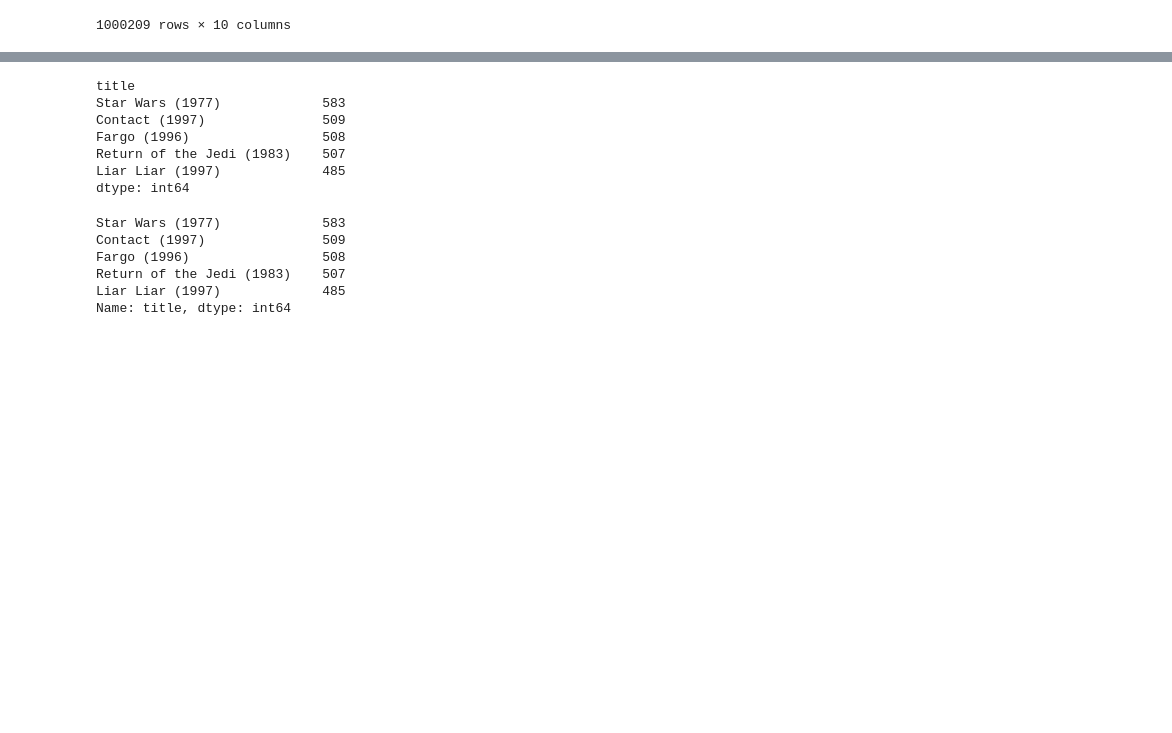
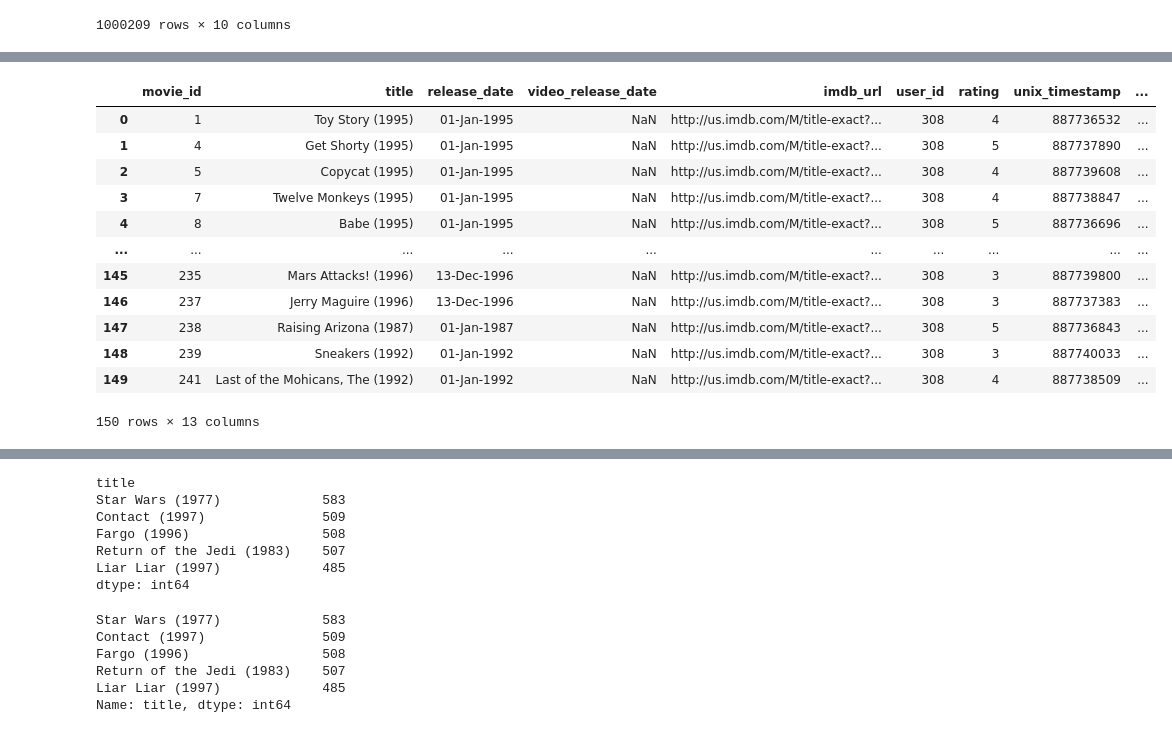
Before and after one commit to PavelA85/RecSys2020, a Jupyter notebook: ml-100k.hax.ipynb, the cells around one changed output, grey strips where cells are left out. Saved outputs shown, nothing was run; the diff lists cells and outputs as text; code cells hidden in the pictures; blank space fills up the shorter version.

Commit message:
Initialize with AGE grouping

```diff
--- a/ml-100k.hax.ipynb
+++ b/ml-100k.hax.ipynb
@@ -176,3 +151,25 @@ movies = pd.read_csv(
 # create one merged DataFrame
 movie_ratings = pd.merge(movies, ratings)
 lens = pd.merge(movie_ratings, users)
+# %%
+bins = [0, 18, 25, 35, 45, 50, 56, 200]
+labels = ["Under 18", "18-24", "25-34", "35-44", "45-49", "50-55", "56+"]
+lens["AgeGroup"] = pd.cut(lens["age"], bins=bins, labels=labels, right=False)
+
+
+lens.head(150)
+# np.array(e[1].keys())
+# %% [output]
+|  | movie_id | title | release_date | video_release_date | imdb_url | user_id | rating | unix_timestamp | ... |
+| 0 | 1 | Toy Story (1995) | 01-Jan-1995 | NaN | http://us.imdb.com/M/title-exact?... | 308 | 4 | 887736532 | ... |
+| 1 | 4 | Get Shorty (1995) | 01-Jan-1995 | NaN | http://us.imdb.com/M/title-exact?... | 308 | 5 | 887737890 | ... |
+| 2 | 5 | Copycat (1995) | 01-Jan-1995 | NaN | http://us.imdb.com/M/title-exact?... | 308 | 4 | 887739608 | ... |
+| 3 | 7 | Twelve Monkeys (1995) | 01-Jan-1995 | NaN | http://us.imdb.com/M/title-exact?... | 308 | 4 | 887738847 | ... |
+| 4 | 8 | Babe (1995) | 01-Jan-1995 | NaN | http://us.imdb.com/M/title-exact?... | 308 | 5 | 887736696 | ... |
+| ... | ... | ... | ... | ... | ... | ... | ... | ... | ... |
+| 145 | 235 | Mars Attacks! (1996) | 13-Dec-1996 | NaN | http://us.imdb.com/M/title-exact?... | 308 | 3 | 887739800 | ... |
+| 146 | 237 | Jerry Maguire (1996) | 13-Dec-1996 | NaN | http://us.imdb.com/M/title-exact?... | 308 | 3 | 887737383 | ... |
+| 147 | 238 | Raising Arizona (1987) | 01-Jan-1987 | NaN | http://us.imdb.com/M/title-exact?... | 308 | 5 | 887736843 | ... |
+| 148 | 239 | Sneakers (1992) | 01-Jan-1992 | NaN | http://us.imdb.com/M/title-exact?... | 308 | 3 | 887740033 | ... |
+| 149 | 241 | Last of the Mohicans, The (1992) | 01-Jan-1992 | NaN | http://us.imdb.com/M/title-exact?... | 308 | 4 | 887738509 | ... |
+150 rows × 13 columns
```
Also changed, not shown: parts of 18 cells of this notebook, 10 other files.
